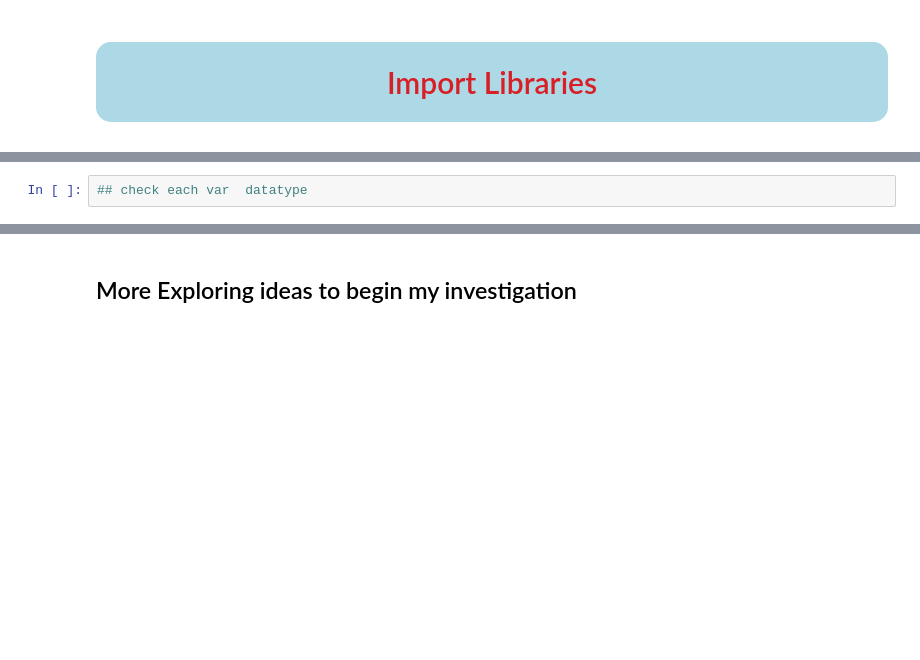
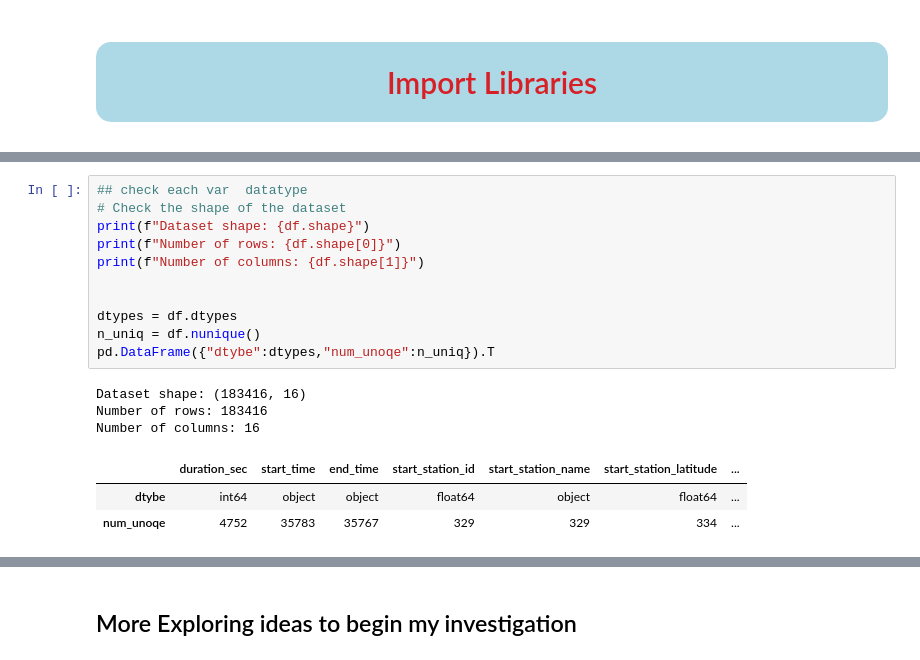
Before and after one commit to Hashem-Rashed/Data_Preprocessing_Module, a Jupyter notebook: datasciece-Final-Project.ipynb, the cells around one changed output, grey strips where cells are left out. Saved outputs shown, nothing was run; the diff lists cells and outputs as text; blank space fills up the shorter version.

```diff
--- a/datasciece-Final-Project.ipynb
+++ b/datasciece-Final-Project.ipynb
@@ -127,4 +124,20 @@ df.head()
 # %%
 ## check each var  datatype
+# Check the shape of the dataset
+print(f"Dataset shape: {df.shape}")
+print(f"Number of rows: {df.shape[0]}")
+print(f"Number of columns: {df.shape[1]}")
+
+
+dtypes = df.dtypes
+n_uniq = df.nunique()
+pd.DataFrame({"dtybe":dtypes,"num_unoqe":n_uniq}).T
+# %% [output]
+Dataset shape: (183416, 16)
+Number of rows: 183416
+Number of columns: 16
+|  | duration_sec | start_time | end_time | start_station_id | start_station_name | start_station_latitude | ... |
+| dtybe | int64 | object | object | float64 | object | float64 | ... |
+| num_unoqe | 4752 | 35783 | 35767 | 329 | 329 | 334 | ... |
 # %%
 ## I display 15 rows to understand the content values more
```
Also changed, not shown: parts of 29 cells of this notebook.
